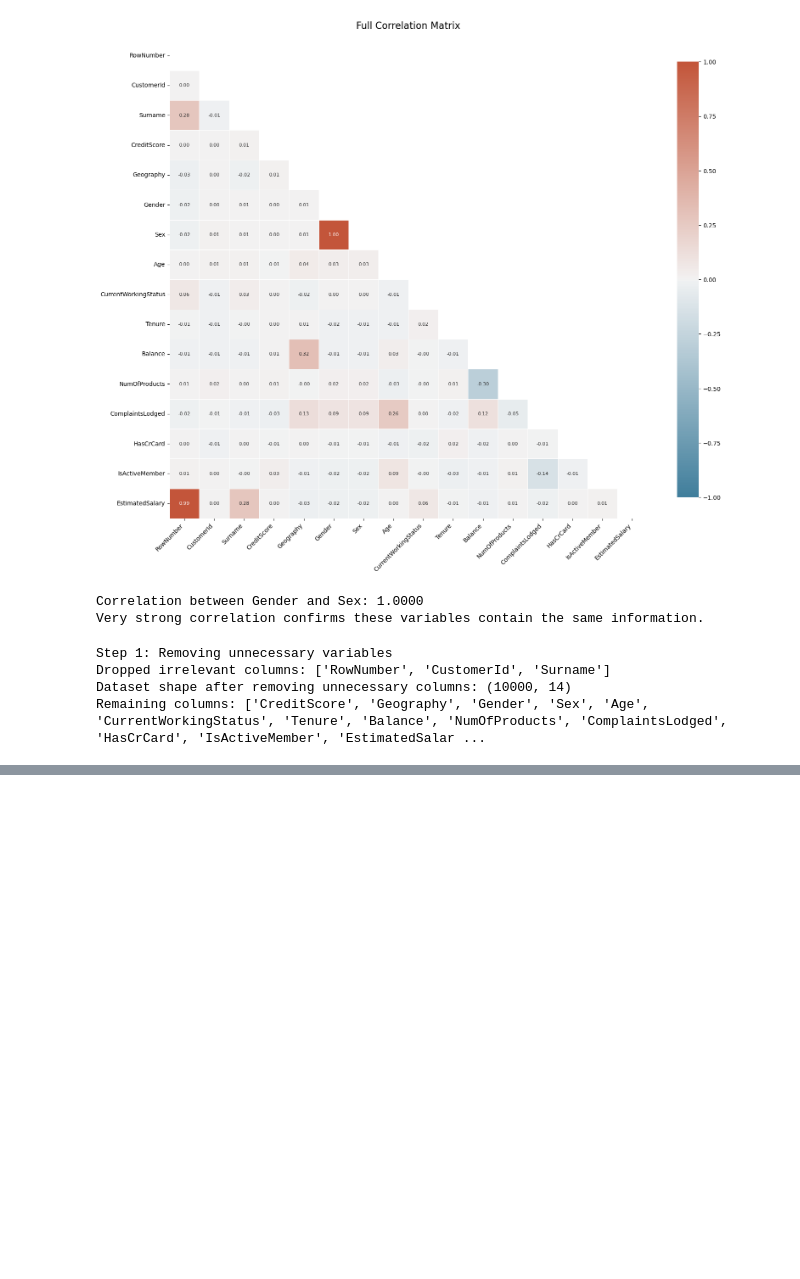
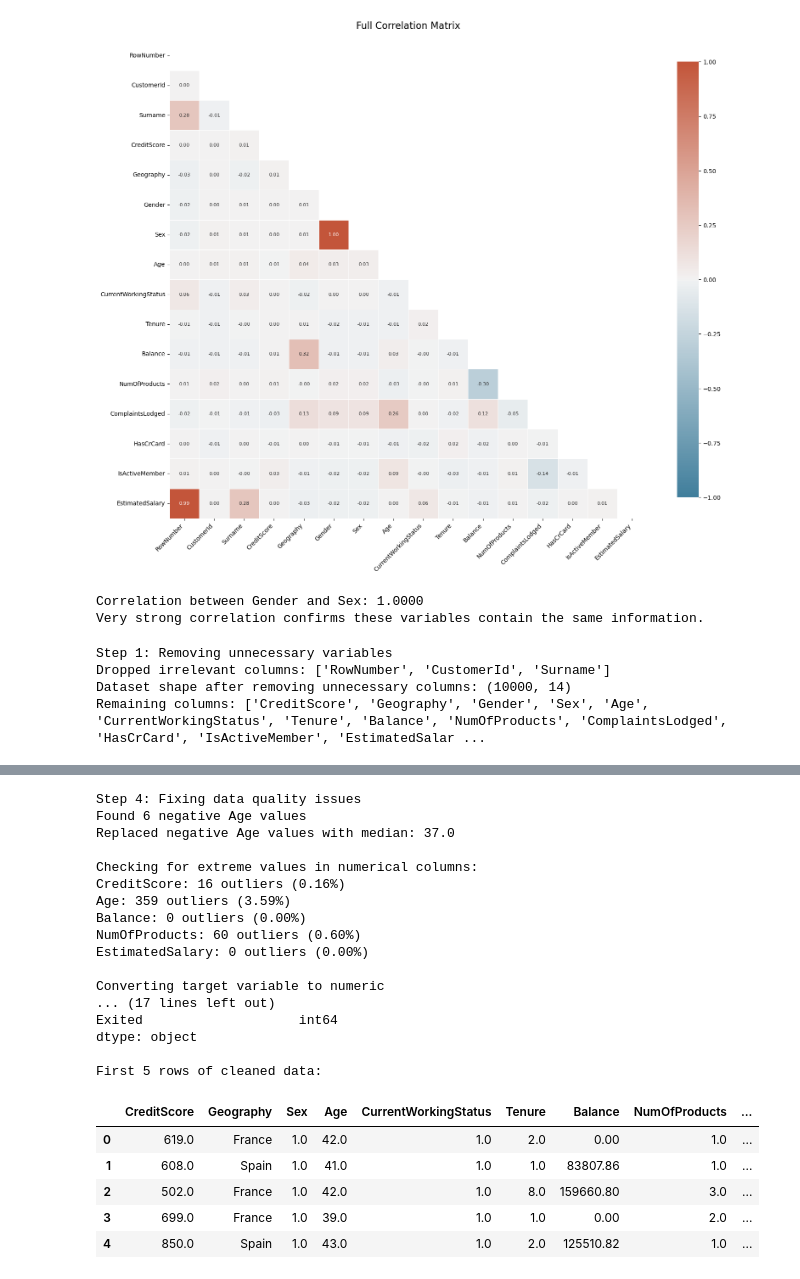
Before and after one commit to idrcmatre/churn-prediction-ml, a Jupyter notebook: Data Cleaning.ipynb, the cells around one changed output, grey strips where cells are left out. Cells and saved outputs as stored; diff of their text form; code cells hidden in the pictures; blank space fills up the shorter version.

Commit message:
Standardized categorical values, imputed mean/median values to missing data, one-hot encoded geographical categorical values, fix data quality issues and removed redundant columns

```diff
--- a/Data Cleaning.ipynb
+++ b/Data Cleaning.ipynb
@@ -177,0 +273,79 @@ Remaining columns: ['CreditScore', 'Geography', 'Gender', 'Sex', 'Age', 'Current
+# %%
+# 4. Fix data quality issues
+print("Step 4: Fixing data quality issues")
+
+# Check and fix negative Age values
+negative_ages = (df_clean['Age'] < 0).sum()
+if negative_ages > 0:
+    print(f"Found {negative_ages} negative Age values")
+    # Replace negative ages with median age
+    median_age = df_clean.loc[df_clean['Age'] >= 0, 'Age'].median()
+    df_clean.loc[df_clean['Age'] < 0, 'Age'] = median_age
+    print(f"Replaced negative Age values with median: {median_age}")
+else:
+    print("No negative Age values found")
+
+# Check for extreme/outlier values in key numerical columns
+print("\nChecking for extreme values in numerical columns:")
+
+# Function to detect and handle outliers
+def check_outliers(df, column):
+    q1 = df[column].quantile(0.25)
+    q3 = df[column].quantile(0.75)
+    iqr = q3 - q1
+    lower_bound = q1 - 1.5 * iqr
+    upper_bound = q3 + 1.5 * iqr
+
+    outliers_count = df[(df[column] < lower_bound) | (df[column] > upper_bound)].shape[0]
+    outliers_percent = outliers_count / df.shape[0] * 100
+
+    print(f"{column}: {outliers_count} outliers ({outliers_percent:.2f}%)")
+
+    # For information only, we're not automatically handling all outliers
+    return outliers_count
+
+# Check for outliers in key columns
+check_outliers(df_clean, 'CreditScore')
+check_outliers(df_clean, 'Age')
+check_outliers(df_clean, 'Balance')
+check_outliers(df_clean, 'NumOfProducts')
+check_outliers(df_clean, 'EstimatedSalary')
+
+# Convert target variable to numeric for modeling
+print("\nConverting target variable to numeric")
+df_clean['Exited'] = df_clean['Exited'].map({'No': 0, 'Yes': 1})
+print("Mapped Exited values: No=0, Yes=1")
+
+# Display the final processed dataset information
+print("\nFinal dataset information:")
+print(f"Shape: {df_clean.shape}")
+print("Column data types:")
+print(df_clean.dtypes)
+
+# Look at first few rows of cleaned data
+print("\nFirst 5 rows of cleaned data:")
+df_clean.head()
+# %% [output]
+Step 4: Fixing data quality issues
+Found 6 negative Age values
+Replaced negative Age values with median: 37.0
+
+Checking for extreme values in numerical columns:
+CreditScore: 16 outliers (0.16%)
+Age: 359 outliers (3.59%)
+Balance: 0 outliers (0.00%)
+NumOfProducts: 60 outliers (0.60%)
+EstimatedSalary: 0 outliers (0.00%)
+
+Converting target variable to numeric
+... (17 lines left out)
+Exited                    int64
+dtype: object
+
+First 5 rows of cleaned data:
+|  | CreditScore | Geography | Sex | Age | CurrentWorkingStatus | Tenure | Balance | NumOfProducts | ... |
+| 0 | 619.0 | France | 1.0 | 42.0 | 1.0 | 2.0 | 0.00 | 1.0 | ... |
+| 1 | 608.0 | Spain | 1.0 | 41.0 | 1.0 | 1.0 | 83807.86 | 1.0 | ... |
+| 2 | 502.0 | France | 1.0 | 42.0 | 1.0 | 8.0 | 159660.80 | 3.0 | ... |
+| 3 | 699.0 | France | 1.0 | 39.0 | 1.0 | 1.0 | 0.00 | 2.0 | ... |
+| 4 | 850.0 | Spain | 1.0 | 43.0 | 1.0 | 2.0 | 125510.82 | 1.0 | ... |
```
Also changed, not shown: parts of 3 cells of this notebook.
